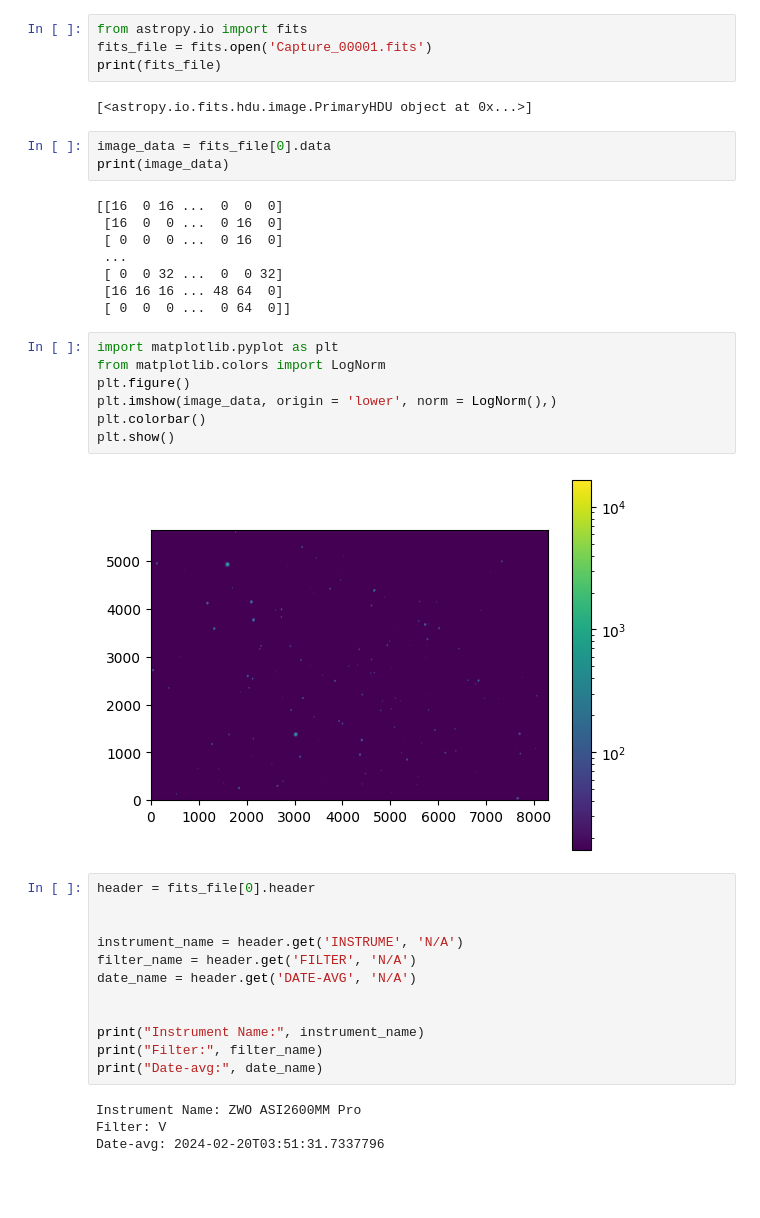
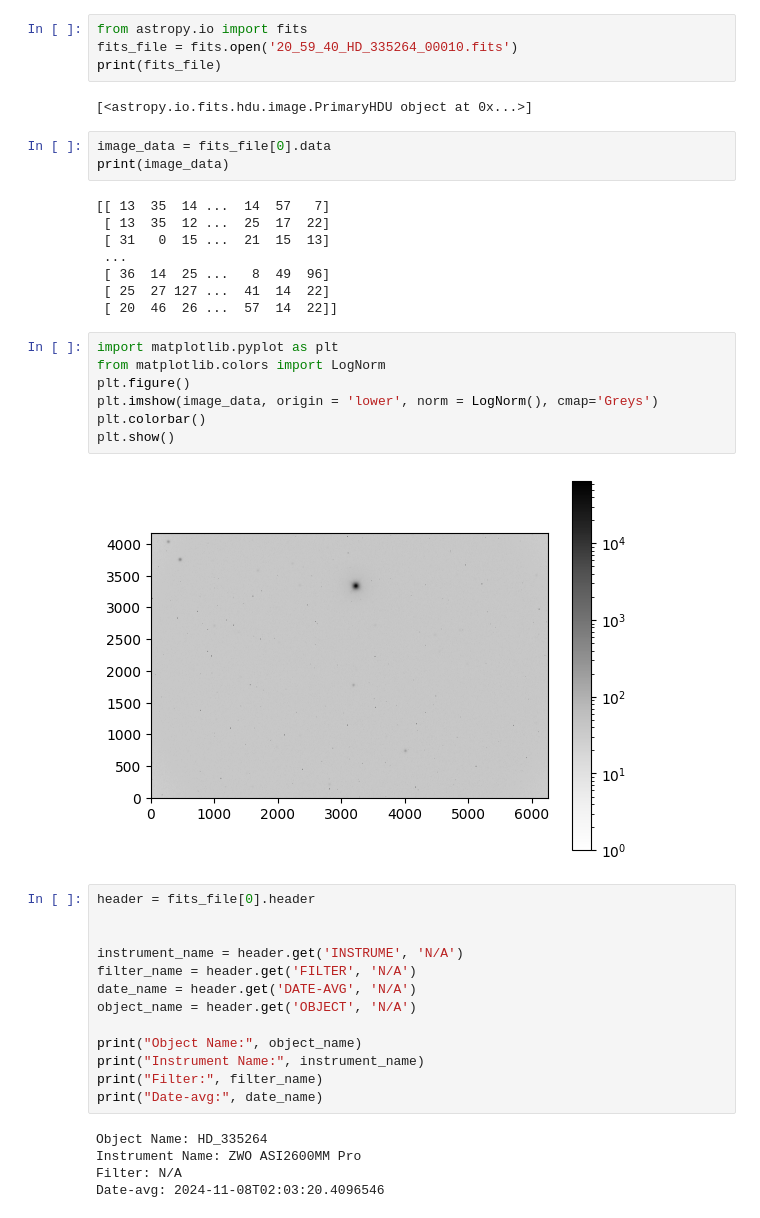
Before and after one commit to umbc-research/nas-frontend, a Jupyter notebook: fits_files.ipynb, the cells around one changed output. Cells and saved outputs as stored; diff of their text form; blank space fills up the shorter version.

Commit message:
Added Object names- updated the sql-deleted unnecessary files

```diff
--- a/fits_files.ipynb
+++ b/fits_files.ipynb
@@ -1,6 +1,6 @@
 # %%
 from astropy.io import fits
-fits_file = fits.open('Capture_00001.fits')
+fits_file = fits.open('20_59_40_HD_335264_00010.fits')
 print(fits_file)
 # %% [output]
 [<astropy.io.fits.hdu.image.PrimaryHDU object at 0x...>]
@@ -8,22 +8,22 @@ print(fits_file)
 image_data = fits_file[0].data
 print(image_data)
 # %% [output]
-[[16  0 16 ...  0  0  0]
- [16  0  0 ...  0 16  0]
- [ 0  0  0 ...  0 16  0]
+[[ 13  35  14 ...  14  57   7]
+ [ 13  35  12 ...  25  17  22]
+ [ 31   0  15 ...  21  15  13]
  ...
- [ 0  0 32 ...  0  0 32]
- [16 16 16 ... 48 64  0]
- [ 0  0  0 ...  0 64  0]]
+ [ 36  14  25 ...   8  49  96]
+ [ 25  27 127 ...  41  14  22]
+ [ 20  46  26 ...  57  14  22]]
 # %%
 import matplotlib.pyplot as plt
 from matplotlib.colors import LogNorm
 plt.figure()
-plt.imshow(image_data, origin = 'lower', norm = LogNorm(),)
+plt.imshow(image_data, origin = 'lower', norm = LogNorm(), cmap='Greys')
 plt.colorbar()
 plt.show()
 # %% [output]
-[figure, old version]
+[figure, new version]
 # %%
 header = fits_file[0].header
 
@@ -31,12 +31,14 @@ header = fits_file[0].header
 instrument_name = header.get('INSTRUME', 'N/A')
 filter_name = header.get('FILTER', 'N/A')
 date_name = header.get('DATE-AVG', 'N/A')
+object_name = header.get('OBJECT', 'N/A')
 
-
+print("Object Name:", object_name)
 print("Instrument Name:", instrument_name)
 print("Filter:", filter_name)
 print("Date-avg:", date_name)
 # %% [output]
+Object Name: HD_335264
 Instrument Name: ZWO ASI2600MM Pro
-Filter: V
-Date-avg: 2024-02-20T03:51:31.7337796
+Filter: N/A
+Date-avg: 2024-11-08T02:03:20.4096546
```
Also changed, not shown: 6 other files.
